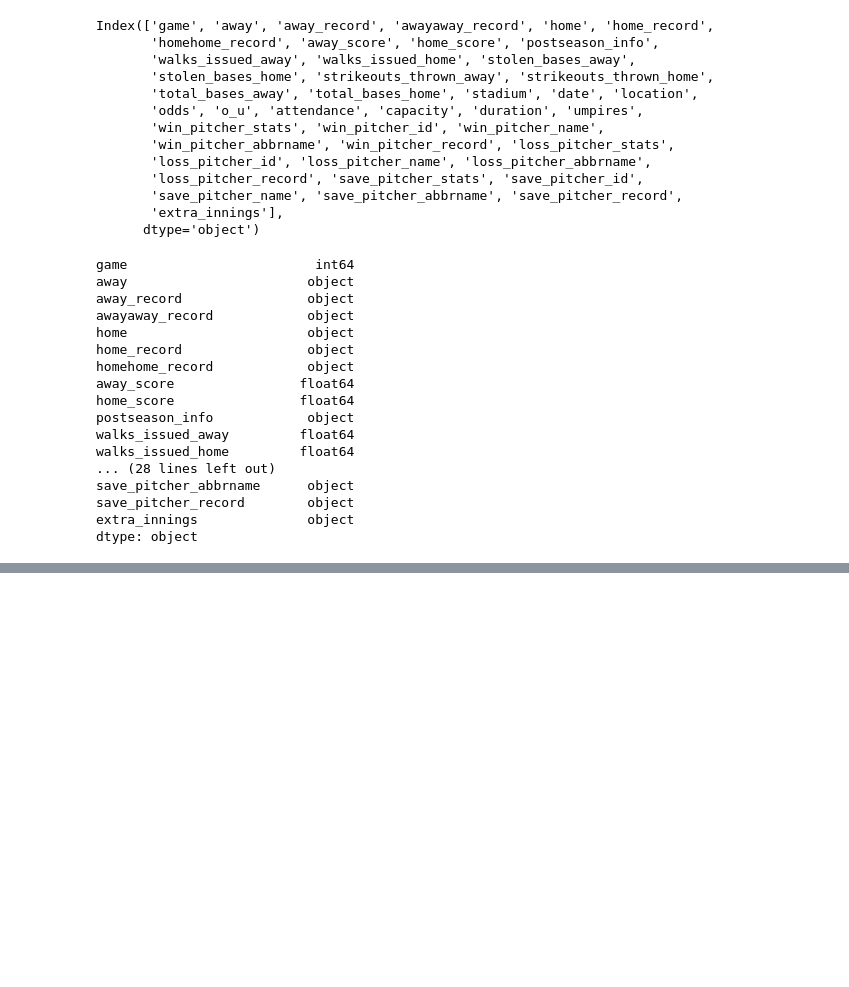
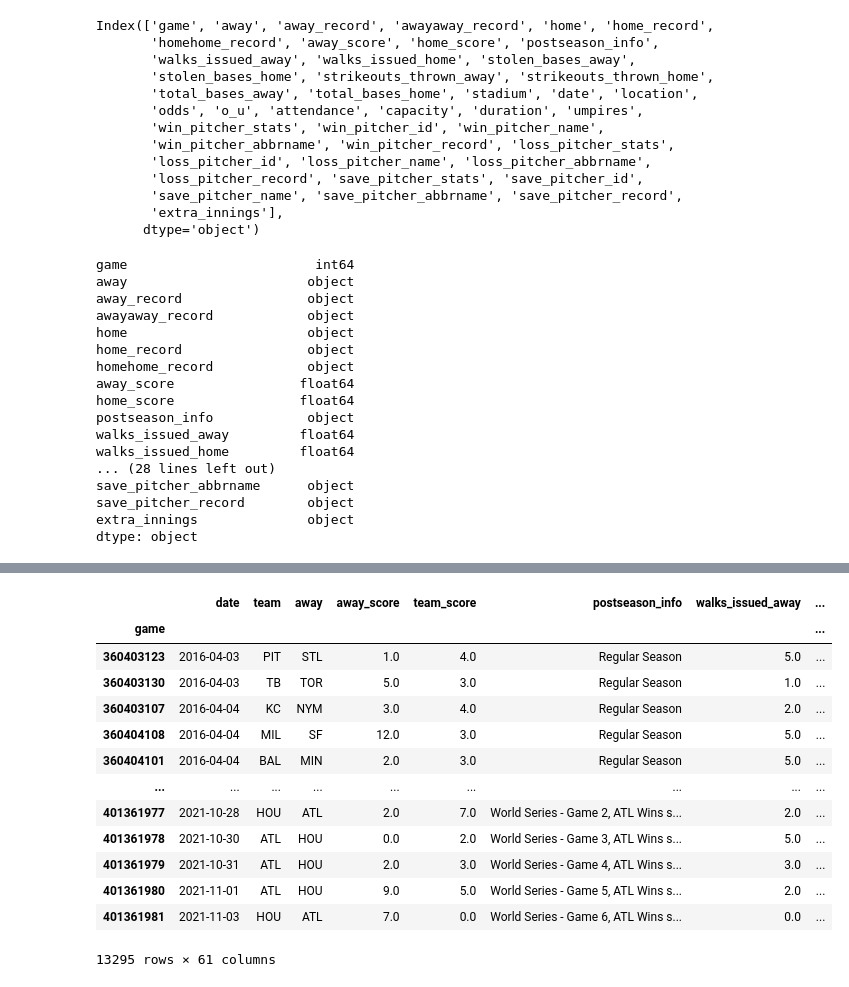
Before and after one commit to chernobylx/MLB, a Jupyter notebook: 1_eda_games.ipynb, the cells around one changed output, grey strips where cells are left out. Cells and saved outputs as stored; diff of their text form; code cells hidden in the pictures; blank space fills up the shorter version.

```diff
--- a/1_eda_games.ipynb
+++ b/1_eda_games.ipynb
@@ -94,11 +96,14 @@ dtype: object
 # %%
 def clean_games(df):
     df = df.set_index('game')
-    df = df.sort_values('date')
+    df['datetime'] = pd.to_datetime(df['date'])
+    df['date'] = df.datetime.dt.date
+    df['time'] = df.datetime.dt.time
+    df = df.sort_values('datetime')
     df = pd.concat([df[['date', 'home', 'away']],
                     df.drop(['date', 'home', 'away'], axis=1)], axis=1)
     df = df.drop(df[df.duplicated()].index)
-
+    df = df.replace('(null-null)', np.nan)
     for col in df.columns:
         if df[col].isna().sum() < 100:
             df = df.drop(df[df[col].isna()].index)
@@ -110,12 +115,12 @@ def clean_games(df):
                 df[col] = df[col].str.replace(r'\((\d+-?\d*)\)', r'\1', regex=True)
 
                 if 'save' in col:
-                    df[col.replace('record', 'saves')] = df[col].str.replace(r'\((\d+)\)', r'\1', regex=True)
+                    df[col.replace('record', 'saves')] = df[col].str.replace(r'\((\d+)\)', r'\1', regex=True).astype(int)
                     df = df.drop(col, axis=1)
                     continue
 
-            df[col.replace('record', 'wins')] = df[col].str.replace(r'(\d+)-{1}(\d+)\s*\w*', r'\1', regex=True)
-            df[col.replace('record', 'losses')] = df[col].str.replace(r'(\d+)-{1}(\d+)\s*\w*', r'\2', regex=True)
+            df[col.replace('record', 'wins')] = df[col].str.replace(r'(\d+)-{1}(\d+)\s*\w*', r'\1', regex=True).astype(int)
+            df[col.replace('record', 'losses')] = df[col].str.replace(r'(\d+)-{1}(\d+)\s*\w*', r'\2', regex=True).astype(int)
             df = df.drop(col, axis=1)
         if 'postseason' in col:
             df['regular_season'] = df[col].isna()
@@ -149,6 +154,19 @@ def clean_games(df):
             df = df.drop(col, axis=1)
         if 'extra' in col:
             df[col] = df[col].fillna(False)
+        if col == 'odds':
+            temp = df[col].str.extract(r'Line:\s(\w+)(?:\s-(\d+))?')
+            temp.columns = ['fav','odds']
+            def proces_row(row):
+                if row['fav'] == 'EVEN':
+                    row['odds'] = '100'
+                return row
+            temp = temp.apply(proces_row, axis=1)
+            temp.odds = temp.odds.astype(float)
+            df[col] = temp.odds
+            df['fav'] = temp.fav
+        if col == 'o_u':
+            df[col] = df[col].str.extract(r'\w+/\w+:\s(\d+)').astype(float)
 
 
     return df
@@ -173,0 +228,2 @@ df_clean
+# %%
+df_num = df_clean.select_dtypes(include = [float, int, 'datetime64[ns, UTC]']).filter(regex = r'.+(?<!id)$').drop(['odds','o_u', 'datetime', 'attendance', 'capacity'], axis=1)
@@ -173,0 +250,22 @@ df_clean
+# %%
+df_num.isna().sum().sum()
+import re
+r_home = r'(?<!home)(home)'
+r_away = r'(?<!away)(away)'
+
+df_clean.rename(lambda x: re.sub(r_home, r'team', x), axis = 1)
+# %% [output]
+|  | date | team | away | away_score | team_score | postseason_info | walks_issued_away | ... |
+| game |  |  |  |  |  |  |  | ... |
+| 360403123 | 2016-04-03 | PIT | STL | 1.0 | 4.0 | Regular Season | 5.0 | ... |
+| 360403130 | 2016-04-03 | TB | TOR | 5.0 | 3.0 | Regular Season | 1.0 | ... |
+| 360403107 | 2016-04-04 | KC | NYM | 3.0 | 4.0 | Regular Season | 2.0 | ... |
+| 360404108 | 2016-04-04 | MIL | SF | 12.0 | 3.0 | Regular Season | 5.0 | ... |
+| 360404101 | 2016-04-04 | BAL | MIN | 2.0 | 3.0 | Regular Season | 5.0 | ... |
+| ... | ... | ... | ... | ... | ... | ... | ... | ... |
+| 401361977 | 2021-10-28 | HOU | ATL | 2.0 | 7.0 | World Series - Game 2, ATL Wins s... | 2.0 | ... |
+| 401361978 | 2021-10-30 | ATL | HOU | 0.0 | 2.0 | World Series - Game 3, ATL Wins s... | 5.0 | ... |
+| 401361979 | 2021-10-31 | ATL | HOU | 2.0 | 3.0 | World Series - Game 4, ATL Wins s... | 3.0 | ... |
+| 401361980 | 2021-11-01 | ATL | HOU | 9.0 | 5.0 | World Series - Game 5, ATL Wins s... | 2.0 | ... |
+| 401361981 | 2021-11-03 | HOU | ATL | 7.0 | 0.0 | World Series - Game 6, ATL Wins s... | 0.0 | ... |
+13295 rows × 61 columns
```
Also changed, not shown: parts of 11 cells of this notebook.
